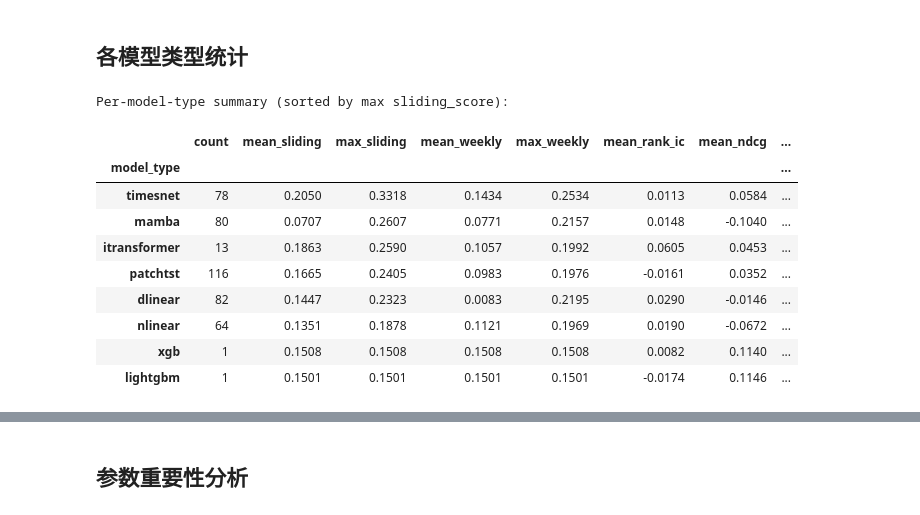
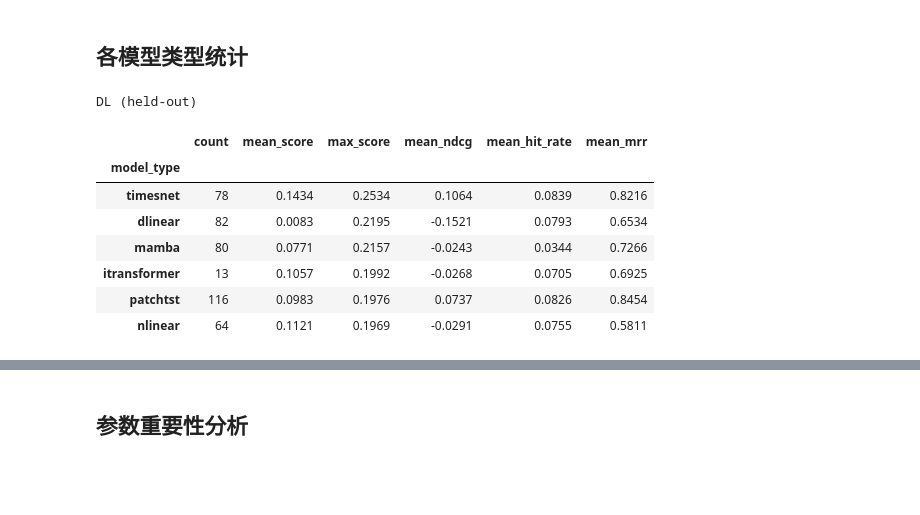
Before and after one commit to xyl-27/ETF, a Jupyter notebook: notebooks/ETF_results.ipynb, the cells around one changed output, grey strips where cells are left out. Drawn from its saved outputs; the diff is of its cells as text; code cells hidden in the pictures; blank space fills up the shorter version.

```diff
--- a/notebooks/ETF_results.ipynb
+++ b/notebooks/ETF_results.ipynb
@@ -20,10 +20,13 @@ pd.set_option('display.width', None)
 RESULTS_FILE = "../output/eval_all_results.json"
 
 if os.path.exists(RESULTS_FILE):
-    df = pd.read_json(RESULTS_FILE, orient='records')
+    df = pd.read_json(RESULTS_FILE, orient="records")
     print(f"Loaded {len(df)} experiments from {RESULTS_FILE}")
-    if 'kind' in df.columns:
-        print(f"  DL: {len(df[df['kind']=='dl'])}  ML: {len(df[df['kind']=='ml'])}")
+    if "kind" in df.columns:
+        for k in ["dl", "ml", "ml_cv"]:
+            n = len(df[df["kind"]==k])
+            if n:
+                print(f"  {k}: {n}")
 else:
     import glob
     files = glob.glob("../model/**/eval_results.json", recursive=True)
@@ -31,15 +34,14 @@ else:
     for f in files:
         with open(f) as fh:
             r = json.load(fh)
-            r['exp_dir'] = str(Path(f).parent)
+            r["exp_dir"] = str(Path(f).parent)
             rows.append(r)
     df = pd.DataFrame(rows) if rows else pd.DataFrame()
     print(f"Loaded {len(df)} experiments from individual eval_results.json")
 
-display_cols = ['model_type', 'kind', 'weekly_score', 'sliding_score',
-                'weekly_rank_ic', 'sliding_rank_ic',
-                'weekly_ndcg', 'sliding_ndcg', 'weekly_hit_rate', 'sliding_hit_rate']
+display_cols = ["model_type", "kind", "weekly_score", "sliding_score",
+                "weekly_ndcg", "sliding_ndcg", "weekly_hit_rate", "sliding_hit_rate"]
 display_cols = [c for c in display_cols if c in df.columns]
 if not df.empty:
-    display(df[display_cols].sample(10))
+    display(df[display_cols].sample(min(10, len(df))))
 # %% [output]
@@ -165,35 +183,37 @@ Top 10 by sliding_rank_ic:
 # %% [markdown]
 ## 各模型类型统计
 # %%
-if not df.empty:
-    summary = df.groupby('model_type').agg(
-        count=('sliding_score', 'count'),
-        mean_sliding=('sliding_score', 'mean'),
-        max_sliding=('sliding_score', 'max'),
-        mean_weekly=('weekly_score', 'mean'),
-        max_weekly=('weekly_score', 'max'),
-        mean_rank_ic=('sliding_rank_ic', 'mean'),
-        mean_ndcg=('sliding_ndcg', 'mean'),
-        mean_hit_rate=('sliding_hit_rate', 'mean'),
-    ).round(4).sort_values('max_sliding', ascending=False)
-    print("Per-model-type summary (sorted by max sliding_score):")
-    display(summary)
+if not df.empty and "kind" in df.columns:
+    for kind in ["dl", "ml", "ml_cv"]:
+        sub = df[df["kind"] == kind]
+        if sub.empty:
+            continue
+        label = "ML-CV (CV scores)" if kind == "ml_cv" else f"{kind.upper()} (held-out)"
+        print(f"\n{label}")
+        summary = sub.groupby("model_type").agg(
+            count=("weekly_score", "count"),
+            mean_score=("weekly_score", "mean"),
+            max_score=("weekly_score", "max"),
+            mean_ndcg=("weekly_ndcg", "mean"),
+            mean_hit_rate=("weekly_hit_rate", "mean"),
+            mean_mrr=("weekly_mrr", "mean"),
+        ).round(4).sort_values("max_score", ascending=False)
+        display(summary)
 
-    # Best overall
-    best = df.loc[df['sliding_score'].idxmax()]
-    print(f"\nBest overall: {best['model_type']} ({best.get('kind', '?')})")
-    print(f"  sliding_score={best['sliding_score']:.4f}  weekly_score={best['weekly_score']:.4f}")
-    print(f"  rank_ic={best.get('sliding_rank_ic', 0):.4f}  ndcg={best.get('sliding_ndcg', 0):.4f}")
-    print(f"  dir: {best.get('exp_dir', '?')}")
+    # Best overall (held-out only)
+    held_out = df[df["kind"].isin(["dl", "ml"])]
+    if not held_out.empty:
+        best = held_out.loc[held_out["sliding_score"].idxmax()]
+        print(f"\nBest held-out: {best["model_type"]} ({best.get("kind", "?")})")
+        print(f"  sliding_score={best["sliding_score"]:.4f}  weekly_score={best["weekly_score"]:.4f}")
+        print(f"  ndcg={best.get("sliding_ndcg", 0):.4f}  hit_rate={best.get("sliding_hit_rate", 0):.4f}")
 # %% [output]
-Per-model-type summary (sorted by max sliding_score):
+DL (held-out)
-|  | count | mean_sliding | max_sliding | mean_weekly | max_weekly | mean_rank_ic | mean_ndcg | ... |
-| model_type |  |  |  |  |  |  |  | ... |
-| timesnet | 78 | 0.2050 | 0.3318 | 0.1434 | 0.2534 | 0.0113 | 0.0584 | ... |
-| mamba | 80 | 0.0707 | 0.2607 | 0.0771 | 0.2157 | 0.0148 | -0.1040 | ... |
-| itransformer | 13 | 0.1863 | 0.2590 | 0.1057 | 0.1992 | 0.0605 | 0.0453 | ... |
-| patchtst | 116 | 0.1665 | 0.2405 | 0.0983 | 0.1976 | -0.0161 | 0.0352 | ... |
-| dlinear | 82 | 0.1447 | 0.2323 | 0.0083 | 0.2195 | 0.0290 | -0.0146 | ... |
-| nlinear | 64 | 0.1351 | 0.1878 | 0.1121 | 0.1969 | 0.0190 | -0.0672 | ... |
-| xgb | 1 | 0.1508 | 0.1508 | 0.1508 | 0.1508 | 0.0082 | 0.1140 | ... |
-| lightgbm | 1 | 0.1501 | 0.1501 | 0.1501 | 0.1501 | -0.0174 | 0.1146 | ... |
+|  | count | mean_score | max_score | mean_ndcg | mean_hit_rate | mean_mrr |
+| model_type |  |  |  |  |  |  |
+| timesnet | 78 | 0.1434 | 0.2534 | 0.1064 | 0.0839 | 0.8216 |
+| dlinear | 82 | 0.0083 | 0.2195 | -0.1521 | 0.0793 | 0.6534 |
+| mamba | 80 | 0.0771 | 0.2157 | -0.0243 | 0.0344 | 0.7266 |
+| itransformer | 13 | 0.1057 | 0.1992 | -0.0268 | 0.0705 | 0.6925 |
+| patchtst | 116 | 0.0983 | 0.1976 | 0.0737 | 0.0826 | 0.8454 |
+| nlinear | 64 | 0.1121 | 0.1969 | -0.0291 | 0.0755 | 0.5811 |
```
Also changed, not shown: parts of 7 cells of this notebook, 5 other files.
